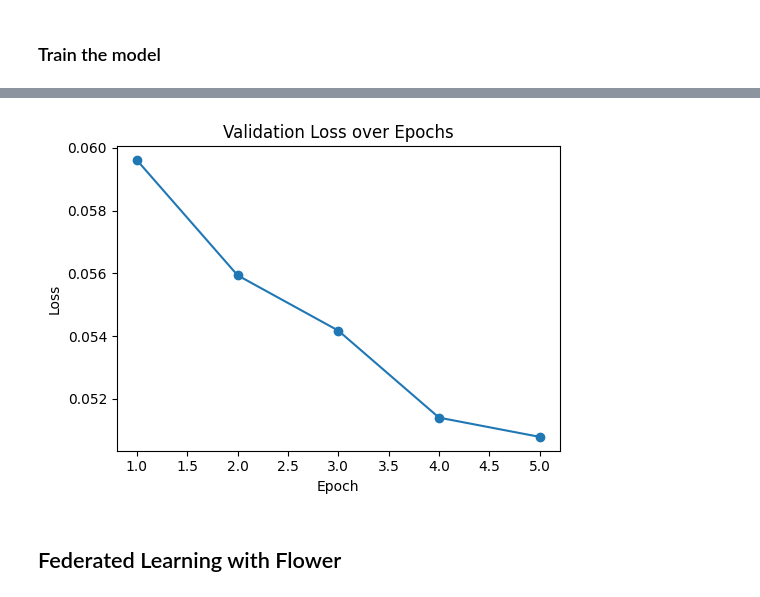
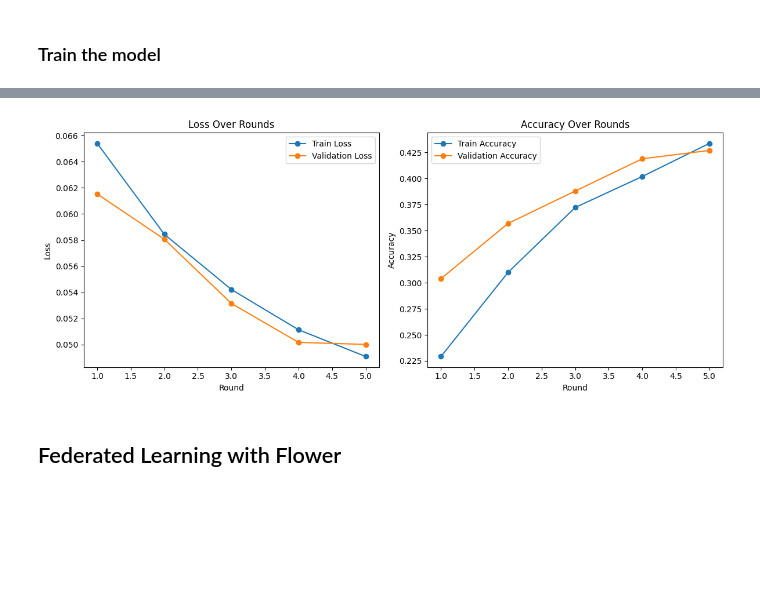
Before and after one commit to mridulmaikhuri/federated_learning, a Jupyter notebook: federated_learning.ipynb, the cells around one changed output, grey strips where cells are left out. Cells and saved outputs as stored; diff of their text form; code cells hidden in the pictures; blank space fills up the shorter version.

```diff
--- a/federated_learning.ipynb
+++ b/federated_learning.ipynb
@@ -166,18 +166,25 @@ def test(net, testloader):
 trainloader, valloader, testloader = load_datasets(partition_id=0)
 net = Net().to(DEVICE)
 
-train_losses, train_accuracies = [], []
-val_losses, val_accuracies = [], []
+history = {
+    "round": [],
+    "train_loss": [],
+    "train_accuracy": [],
+    "val_loss": [],
+    "val_accuracy": [],
+}
 
 for epoch in range(5):
     trainLoss, trainAccuracy = train(net, trainloader)
     valLoss, valAccuracy = test(net, valloader)
 
-    train_losses.append(trainLoss)
-    train_accuracies.append(trainAccuracy)
+    history["round"].append(epoch + 1)
 
-    val_losses.append(valLoss)
-    val_accuracies.append(valAccuracy)
+    history["train_loss"].append(trainLoss)
+    history["train_accuracy"].append(trainAccuracy)
+
+    history["val_loss"].append(valLoss)
+    history["val_accuracy"].append(valAccuracy)
 
     print(f"Epoch: {epoch+1}")
     print(f"train loss {trainLoss}, accuracy {trainAccuracy}")
@@ -245,16 +213,51 @@ plt.show()
-# %%
-# Plot Loss Curve
-plt.figure(figsize=(10, 4))
-plt.subplot(1, 2, 1)
-plt.plot(range(1, 6), val_losses, marker='o', linestyle='-')
-plt.xlabel("Epoch")
-plt.ylabel("Loss")
-plt.title("Validation Loss over Epochs")
-
-plt.tight_layout()
-plt.show()
-# %% [output]
-[figure, removed]
+# %%
+import matplotlib.pyplot as plt
+
+def filter_none(x, y):
+    """Remove None values from x and y while keeping their relationship."""
+    filtered = [(xi, yi) for xi, yi in zip(x, y) if yi is not None]
+    return zip(*filtered) if filtered else ([], [])
+
+def plot_metrics(history):
+    if not history["round"]:
+        print("No data to plot. Ensure training rounds have completed.")
+        return
+
+    plt.figure(figsize=(12, 5))
+
+    # Plot loss
+    plt.subplot(1, 2, 1)
+    rounds_loss, train_loss = filter_none(history["round"], history["train_loss"])
+    rounds_val_loss, val_loss = filter_none(history["round"], history["val_loss"])
+
+    plt.plot(rounds_loss, train_loss, label="Train Loss", marker="o")
+    plt.plot(rounds_val_loss, val_loss, label="Validation Loss", marker="o")
+
+    plt.xlabel("Round")
+    plt.ylabel("Loss")
+    plt.title("Loss Over Rounds")
+    plt.legend()
+
+    # Plot accuracy
+    plt.subplot(1, 2, 2)
+    rounds_acc, train_acc = filter_none(history["round"], history["train_accuracy"])
+    rounds_val_acc, val_acc = filter_none(history["round"], history["val_accuracy"])
+
+    plt.plot(rounds_acc, train_acc, label="Train Accuracy", marker="o")
+    plt.plot(rounds_val_acc, val_acc, label="Validation Accuracy", marker="o")
+
+    plt.xlabel("Round")
+    plt.ylabel("Accuracy")
+    plt.title("Accuracy Over Rounds")
+    plt.legend()
+
+    plt.tight_layout()
+    plt.show()
+
+# Run the function
+plot_metrics(history)
+# %% [output]
+[figure, added]
 # %% [markdown]
 ## Federated Learning with Flower
 # %% [markdown]
```
Also changed, not shown: parts of 12 cells of this notebook, 11 other files.
